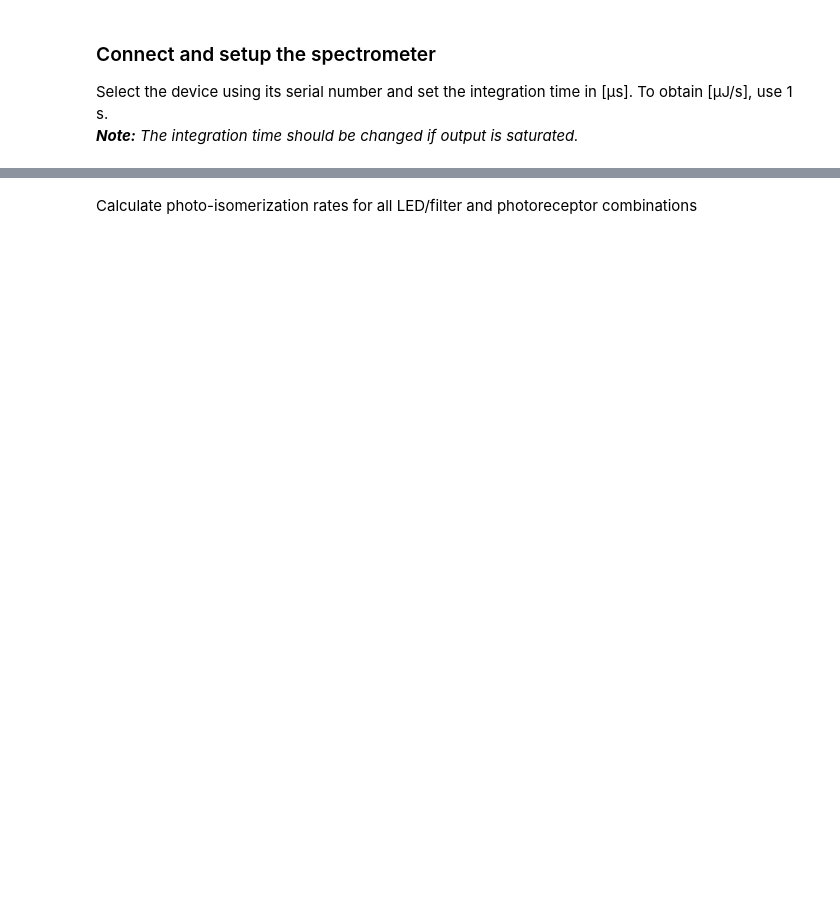
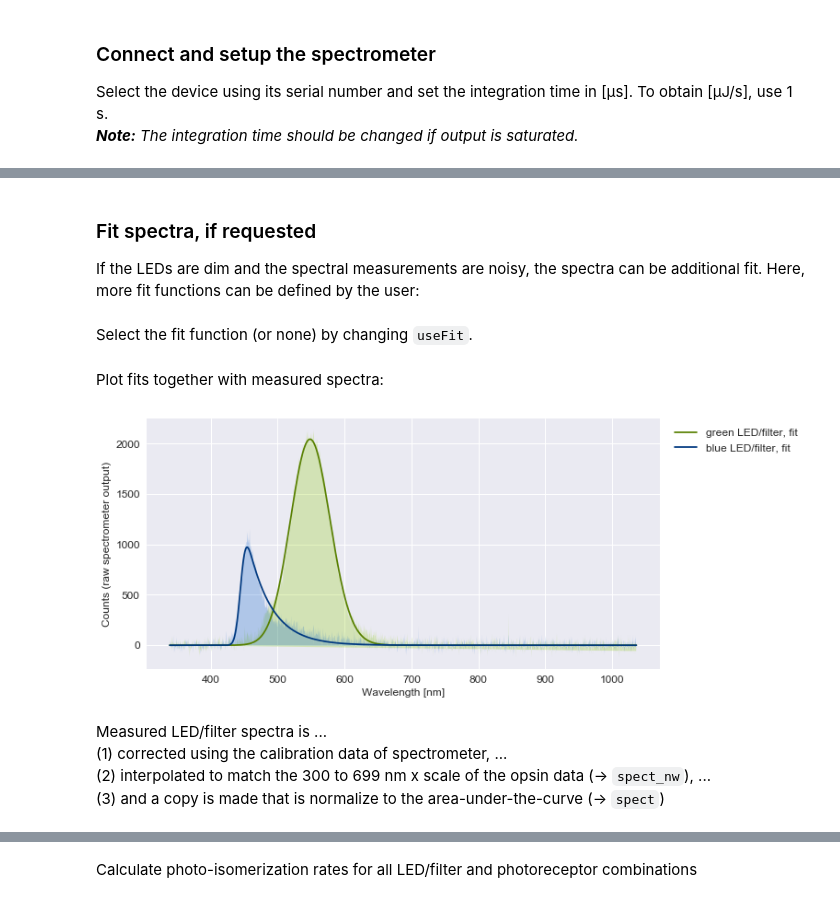
Before and after one commit to eulerlab/open-visual-stimulator, a Jupyter notebook: calibration_maximalIntensity.ipynb, the cells around one changed output, grey strips where cells are left out. Cells and saved outputs as stored; diff of their text form; code cells hidden in the pictures; blank space fills up the shorter version.

```diff
--- a/calibration_maximalIntensity.ipynb
+++ b/calibration_maximalIntensity.ipynb
@@ -509,0 +411,3 @@ for LED in LEDs:
+# %% [markdown]
+### Fit spectra, if requested
+If the LEDs are dim and the spectral measurements are noisy, the spectra can be additional fit. Here, more fit functions can be defined by the user:
@@ -509,0 +433,46 @@ for LED in LEDs:
+# %% [markdown]
+Select the fit function (or none) by changing `useFit`.
+# %%
+useFit = 2  # 0=no, 1=use Gaussian, 2=use exponentially modified Gaussian (EMG)
+
+for iLED, LED in enumerate(LEDs):
+    if useFit > 0:
+        # Fit ...
+        #
+        x     = wavelengths
+        y     = LED["spect_raw_avg"]
+        ampl  = y.max()
+        mean  = x[np.argmax(y)] #LED["peak_nm"]
+        sigma = 1
+        tau   = 1
+
+        if useFit == 1:
+            popt, pcov = curve_fit(Gauss, x, y, p0=[ampl, mean, sigma])
+            y_fit = Gauss(x,popt[0],popt[1],popt[2])
+        elif useFit == 2:
+            popt, pcov = curve_fit(EMG, x, y, p0=[ampl, mean, sigma, tau])
+            y_fit =  EMG(x, popt[0], popt[1], popt[2], popt[3])
+
+    else:
+        # Use measured curves ...
+        #
+        y_fit = LED["spect_raw_avg"]
+
+    LED["spect_raw_fit"] = y_fit
+# %% [markdown]
+Plot fits together with measured spectra:
+# %%
+for iLED, LED in enumerate(LEDs):
+    col_lo = spectrum.wavelength_to_rgb(LED["peak_nm"], darker=0.5)
+    col_hi = spectrum.wavelength_to_rgb(LED["peak_nm"], darker=0.8)
+    plt.fill(wavelengths, LED["spect_raw_avg"], facecolor=col_hi, alpha=0.25)
+    plt.plot(wavelengths, LED["spect_raw_fit"], color=col_lo, label=LED["name"] +" LED/filter, fit")
+    plt.gca().set(xlabel="Wavelength [nm]", ylabel="Counts (raw spectrometer output)")
+    plt.legend(bbox_to_anchor=(1.01, 1), loc="upper left")
+# %% [output]
+[figure, added]
+# %% [markdown]
+Measured LED/filter spectra is ...
+(1) corrected using the calibration data of spectrometer, ...
+(2) interpolated to match the 300 to 699 nm x scale of the opsin data (-> `spect_nw`), ...
+(3) and a copy is made that is normalize to the area-under-the-curve (-> `spect`)
```
Also changed, not shown: parts of 40 cells of this notebook, 4 other files.
